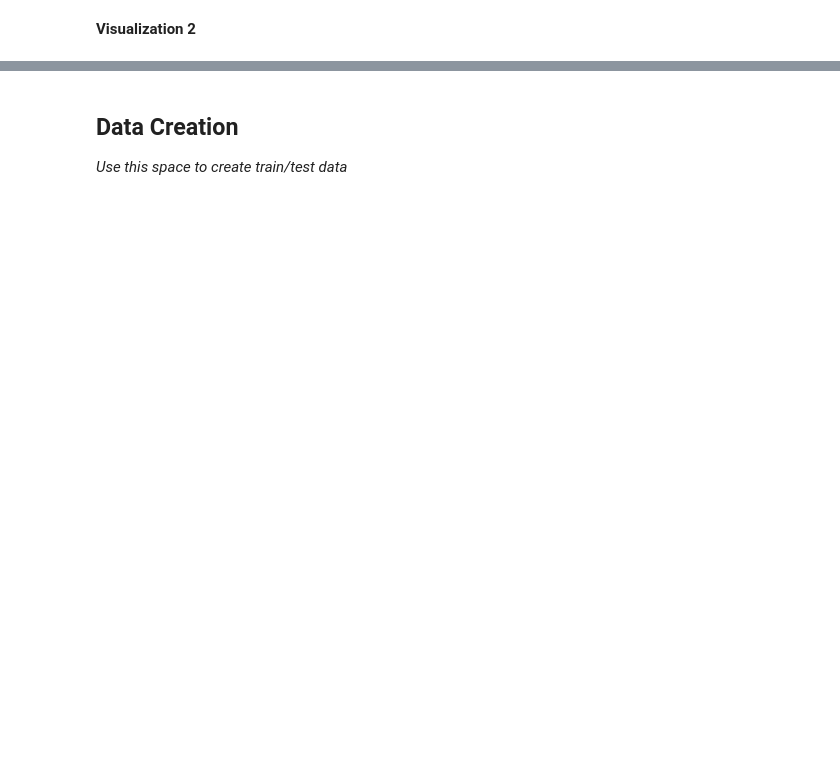
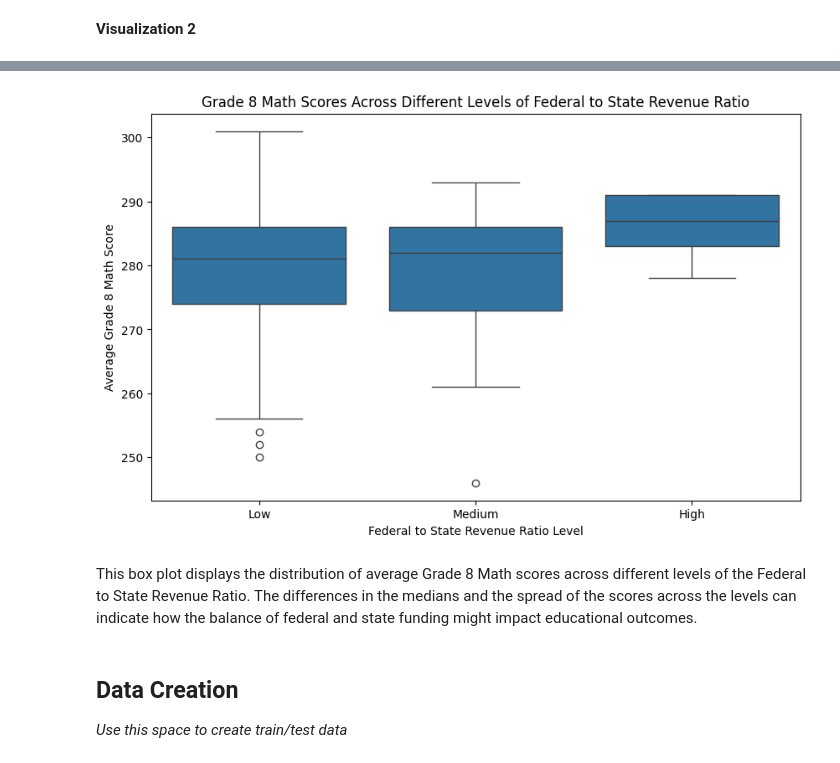
Before and after one commit to Edgarzhu7/MDST-Tutorial, a Jupyter notebook: tutorial1/checkpoint1.ipynb, the cells around one changed output, grey strips where cells are left out. Cells and saved outputs as stored; diff of their text form; code cells hidden in the pictures; blank space fills up the shorter version.

```diff
--- a/tutorial1/checkpoint1.ipynb
+++ b/tutorial1/checkpoint1.ipynb
@@ -100,3 +174,18 @@ Investigate the relationship between your chosen response variable and at least
+# %%
+df['FEDERAL_STATE_REVENUE_RATIO'] = df['FEDERAL_STATE_REVENUE_RATIO'].replace([np.inf, -np.inf], np.nan)
+
+df['REVENUE_RATIO_LEVEL'] = pd.cut(df['FEDERAL_STATE_REVENUE_RATIO'], bins=3, labels=['Low', 'Medium', 'High'])
+
+plt.figure(figsize=(10, 6))
+sns.boxplot(data=df, x='REVENUE_RATIO_LEVEL', y='AVG_MATH_8_SCORE')
+plt.title('Grade 8 Math Scores Across Different Levels of Federal to State Revenue Ratio')
+plt.xlabel('Federal to State Revenue Ratio Level')
+plt.ylabel('Average Grade 8 Math Score')
+plt.show()
+# %% [output]
+[figure, added]
+# %% [markdown]
+This box plot displays the distribution of average Grade 8 Math scores across different levels of the Federal to State Revenue Ratio. The differences in the medians and the spread of the scores across the levels can indicate how the balance of federal and state funding might impact educational outcomes.
 # %% [markdown]
 <h2> Data Creation </h2>
 
```
Also changed, not shown: parts of 22 cells of this notebook, 1 other file.
